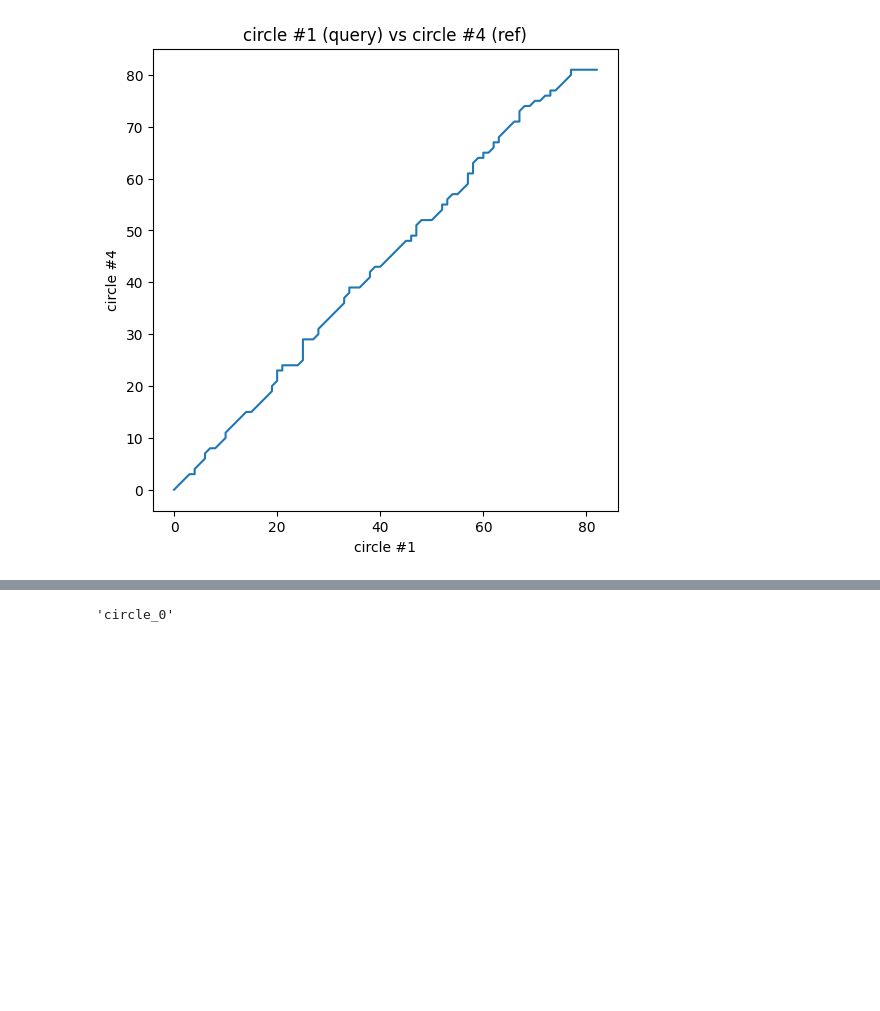
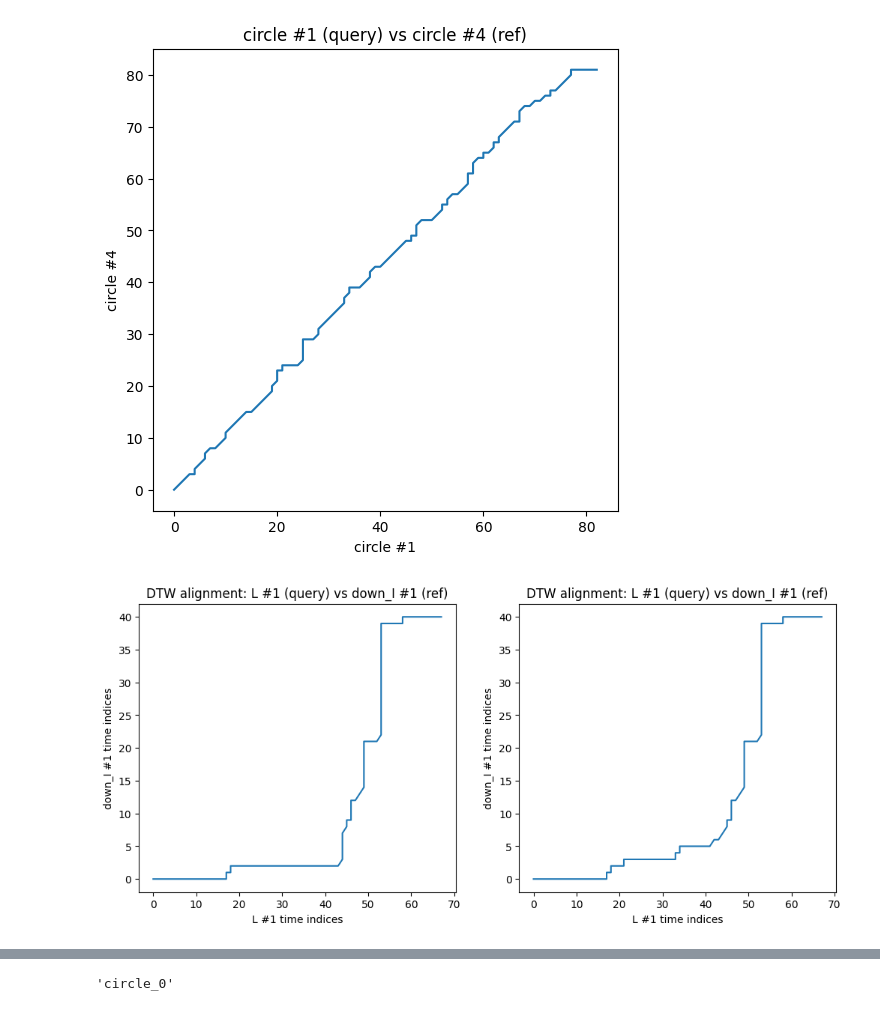
Before and after one commit to rbaron/spellcaster, a Jupyter notebook: data/accel_ble-dump-rot-inv.ipynb, the cells around one changed output, grey strips where cells are left out. Cells and saved outputs as stored; diff of their text form; code cells hidden in the pictures; blank space fills up the shorter version.

```diff
--- a/data/accel_ble-dump-rot-inv.ipynb
+++ b/data/accel_ble-dump-rot-inv.ipynb
@@ -102,6 +130,34 @@ ax.set_ylabel('circle #4')
 # %% [output]
 Text(0, 0.5, 'circle #4')
 [figure]
+# %%
+DATA_COLS = ['ax', 'ay', 'az', 'gx', 'gy', 'gz']
+
+def mov_df(df, name, n):
+    return df[(df.name == name) & (df.n == n)][DATA_COLS]
+
+def plot(ax, name1, i1, name2, i2, window_size=10e3):
+    res = dtw.dtw(
+        # Query.
+        mov_df(df, name1, i1),
+        # Reference.
+        mov_df(df, name2, i2),
+        # window_type="sakoechiba",
+        # window_type="itakura",
+        window_type="slantedband",
+        window_args={'window_size': window_size},
+    )
+    ax.plot(res.index1, res.index2)
+    ax.set_title(f'DTW alignment: {name1} #{i1} (query) vs {name2} #{i2} (ref)')
+    ax.set_xlabel(f'{name1} #{i1} time indices')
+    ax.set_ylabel(f'{name2} #{i2} time indices')
+
+fig, (ax1, ax2) = plt.subplots(1, 2, figsize=(12, 5))
+# plot(ax1, 'circle', 1, 'circle', 4)
+plot(ax1, 'L', 1, 'down_I', 1)
+plot(ax2, 'L', 1, 'down_I', 1, window_size=20)
+# %% [output]
+[figure, added]
 # %%
 dfs = [mov_df(proj_df, 'circle', i) for i in range(4)] + \
       [mov_df(proj_df, 'L', i) for i in range(4)]
```
Also changed, not shown: parts of 12 cells of this notebook, 7 other files.
